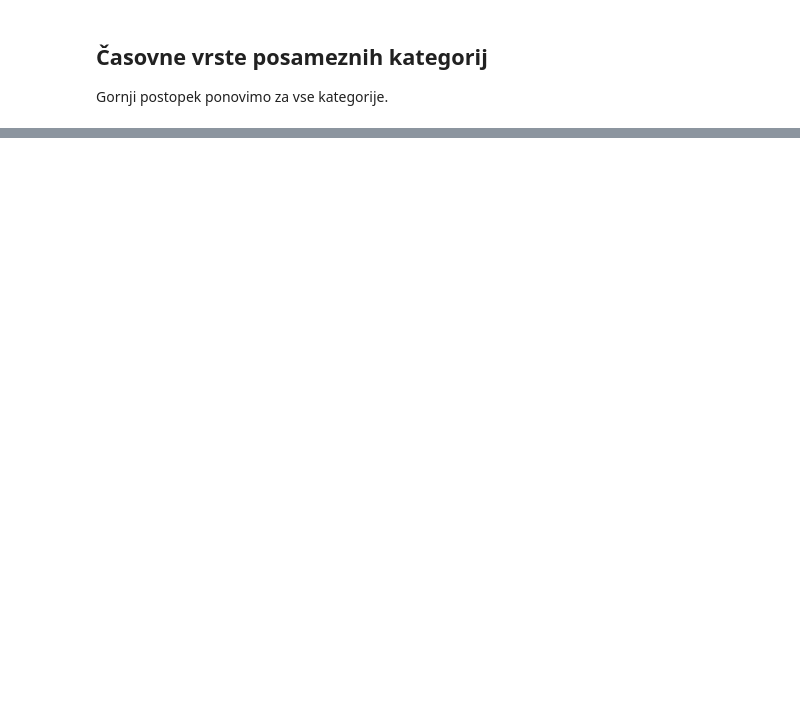
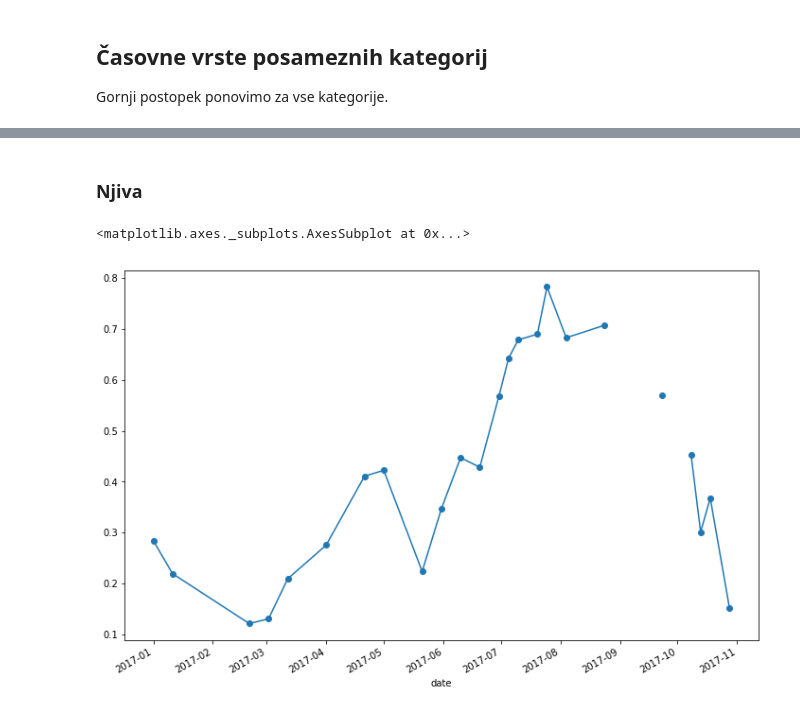
Before and after one commit to EarthObservation/GeoDev, a Jupyter notebook: Analiza časovne vrste.ipynb, the cells around one changed output, grey strips where cells are left out. Cells and saved outputs as stored; diff of their text form; code cells hidden in the pictures; blank space fills up the shorter version.

```diff
--- a/Analiza časovne vrste.ipynb
+++ b/Analiza časovne vrste.ipynb
@@ -145,0 +257,7 @@ kat_ndvi.plot(marker='o')
+# %% [markdown]
+### Njiva
+# %%
+kat_ndvi["2017"]["Njiva"].plot(marker='o')
+# %% [output]
+<matplotlib.axes._subplots.AxesSubplot at 0x...>
+[figure, added]
```
Also changed, not shown: parts of 25 cells of this notebook, 1 other file.
